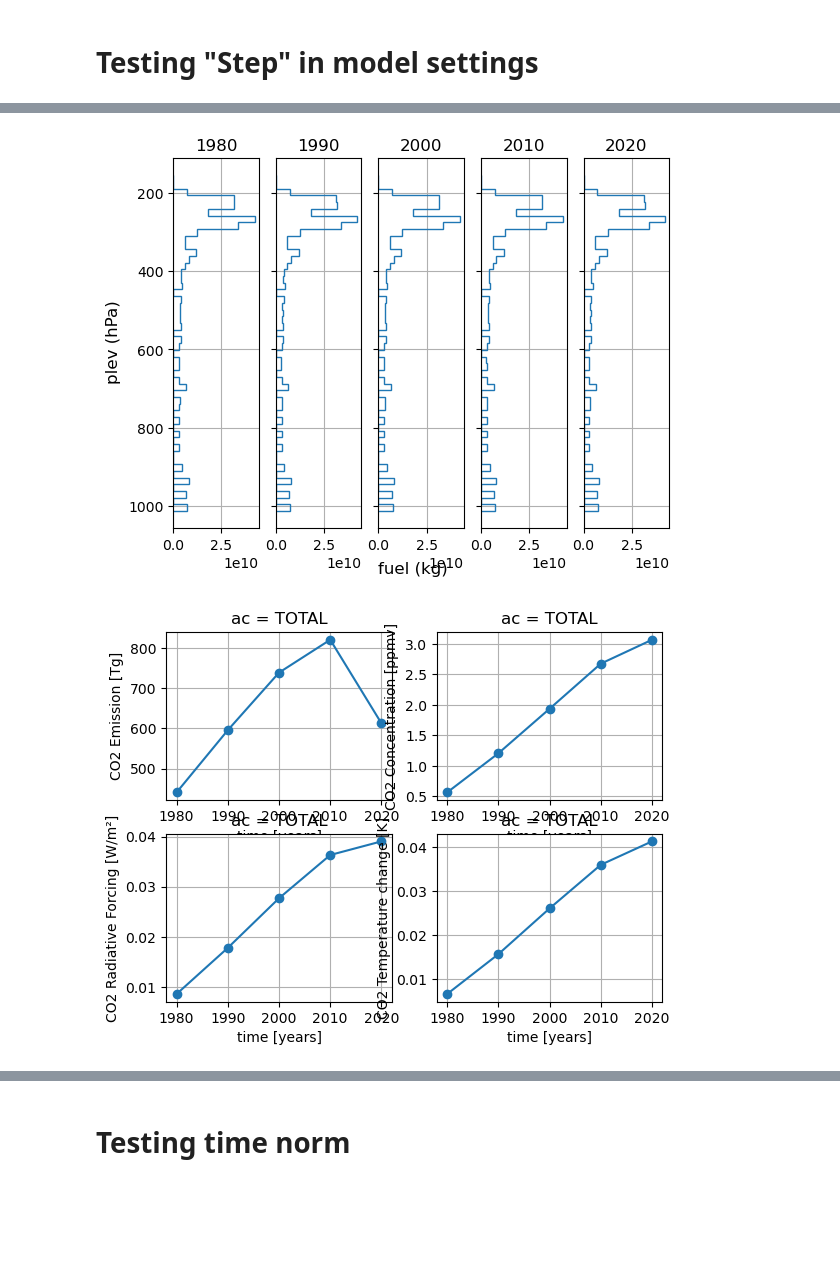
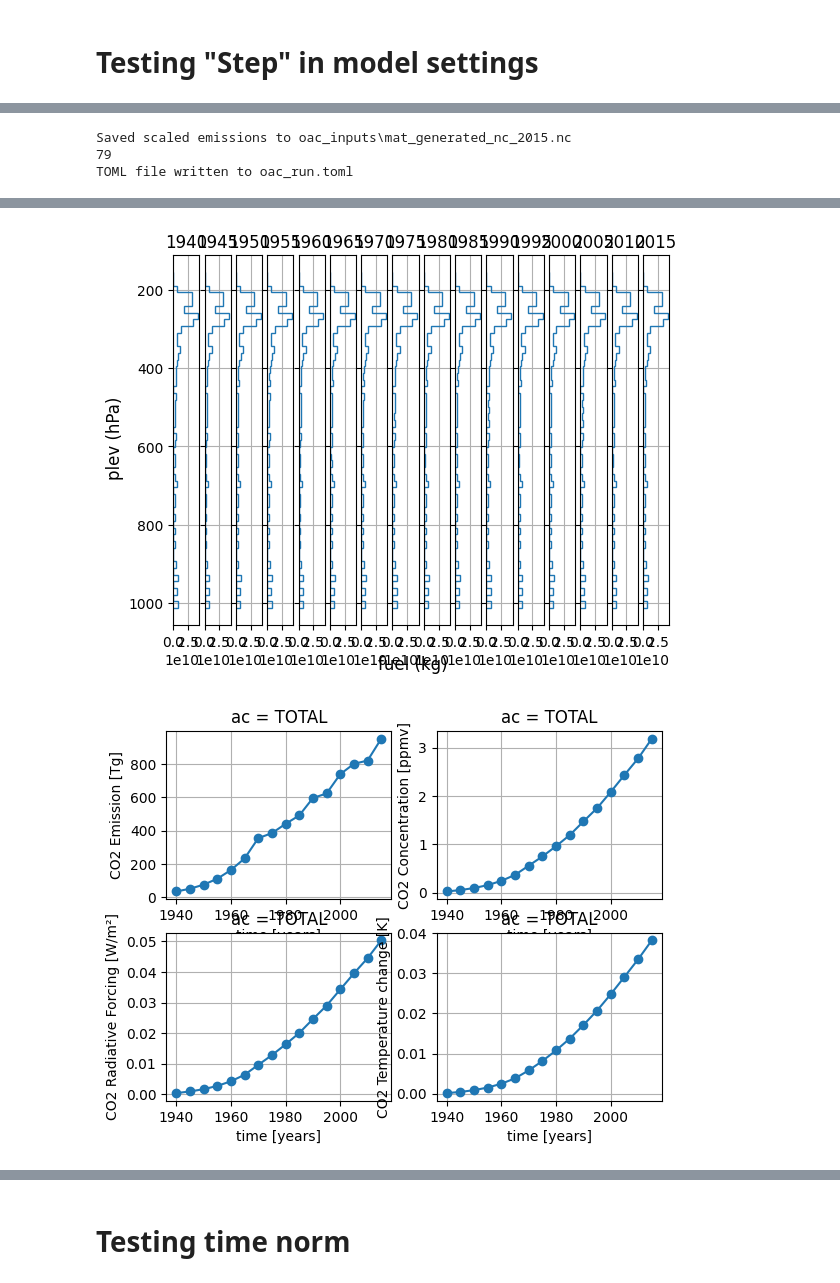
Before and after one commit to AeroMAPS/AeroCM, a Jupyter notebook: aerocm/climate_models/base_oac_run.ipynb, the cells around one changed output, grey strips where cells are left out. Cells and saved outputs as stored; diff of their text form; code cells hidden in the pictures; blank space fills up the shorter version.

```diff
--- a/aerocm/climate_models/base_oac_run.ipynb
+++ b/aerocm/climate_models/base_oac_run.ipynb
@@ -34,3 +24,16 @@ species_settings = { "CO2" :{"ratio_erf_rf":  1.0} ,
+# %%
+model_settings = {"step": 5,
+                  "scaling" : "",
+                  "weights" : {}
+                 }
+
+species_settings = { "CO2" : {"lambda": 0.73, "rf_method" : "Etminan_2016"} ,
+                                "H2O" : {"efficacy": 1.14} ,
+                                "O3" : {"efficacy":1.37},
+                                "PMO" : {"efficacy": 1.37},
+                                "CH4" : {"efficacy": 1.14},
+                                "Contrails" :{"efficacy": 0.59}
+                   }
 # %%
-result_co2 = OpenAirClim(start_year, end_year, "CO2", species_inventory["CO2"],species_settings["CO2"], model_settings).run(return_df=True)
+result_co2 = OACClimateModel(start_year, end_year, "CO2", species_inventory["CO2"],species_settings["CO2"], model_settings).run(return_df=True)
 # %% [output]
@@ -53,0 +57,3 @@ Amongst others, the climate impact of longer species lifetimes in the stratosphe
+Saved scaled emissions to oac_inputs\mat_generated_nc_2015.nc
+79
+TOML file written to oac_run.toml
@@ -54,5 +65,5 @@ Amongst others, the climate impact of longer species lifetimes in the stratosphe
-[figure, old version]
+[figure, new version]
-[figure, old version]
+[figure, new version]
 # %%
 climate_model = 'OAC'
 results_full_interpolation = AviationClimateSimulation(climate_model, start_year, end_year,species_inventory,species_settings, model_settings).run(return_xr = True)
```
Also changed, not shown: parts of 21 cells of this notebook, 9 other files.
